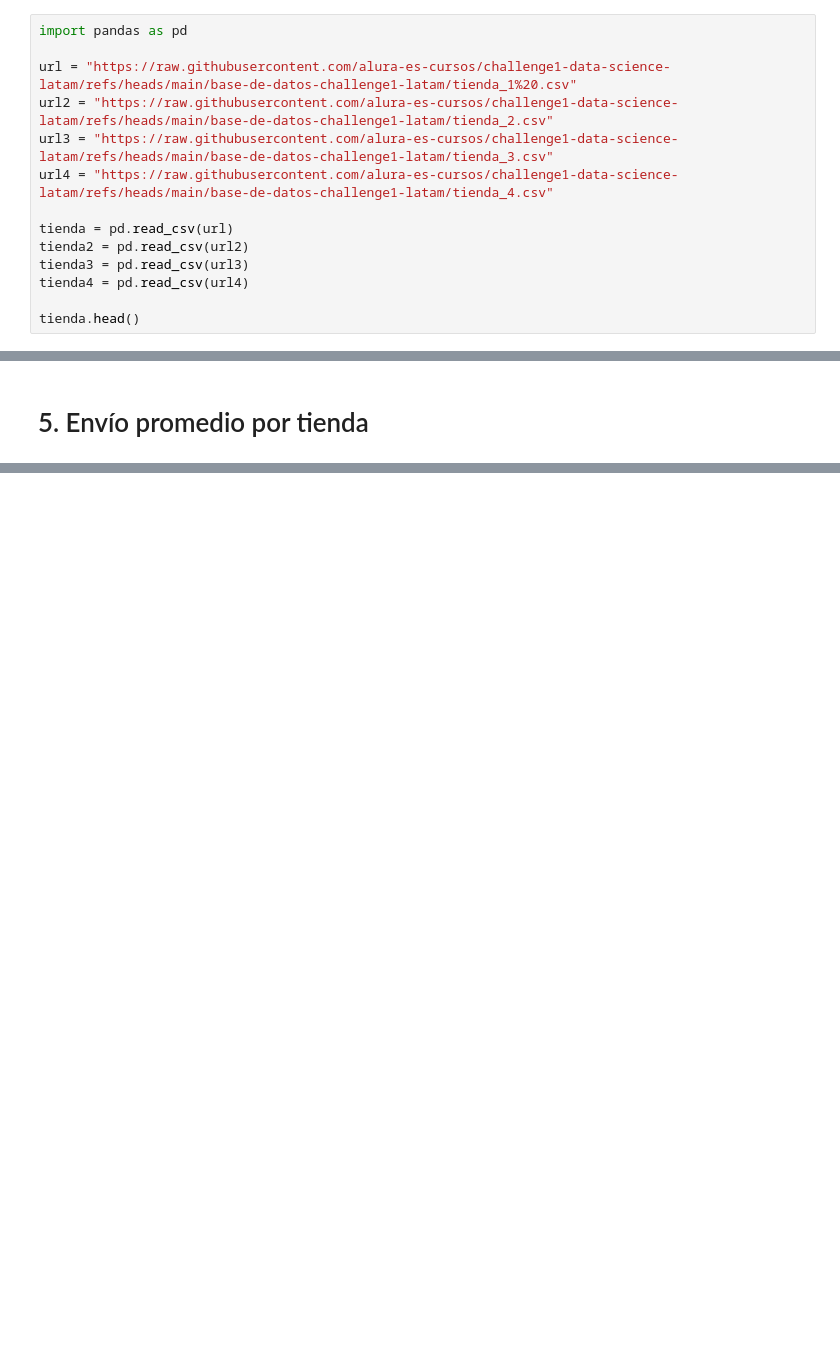
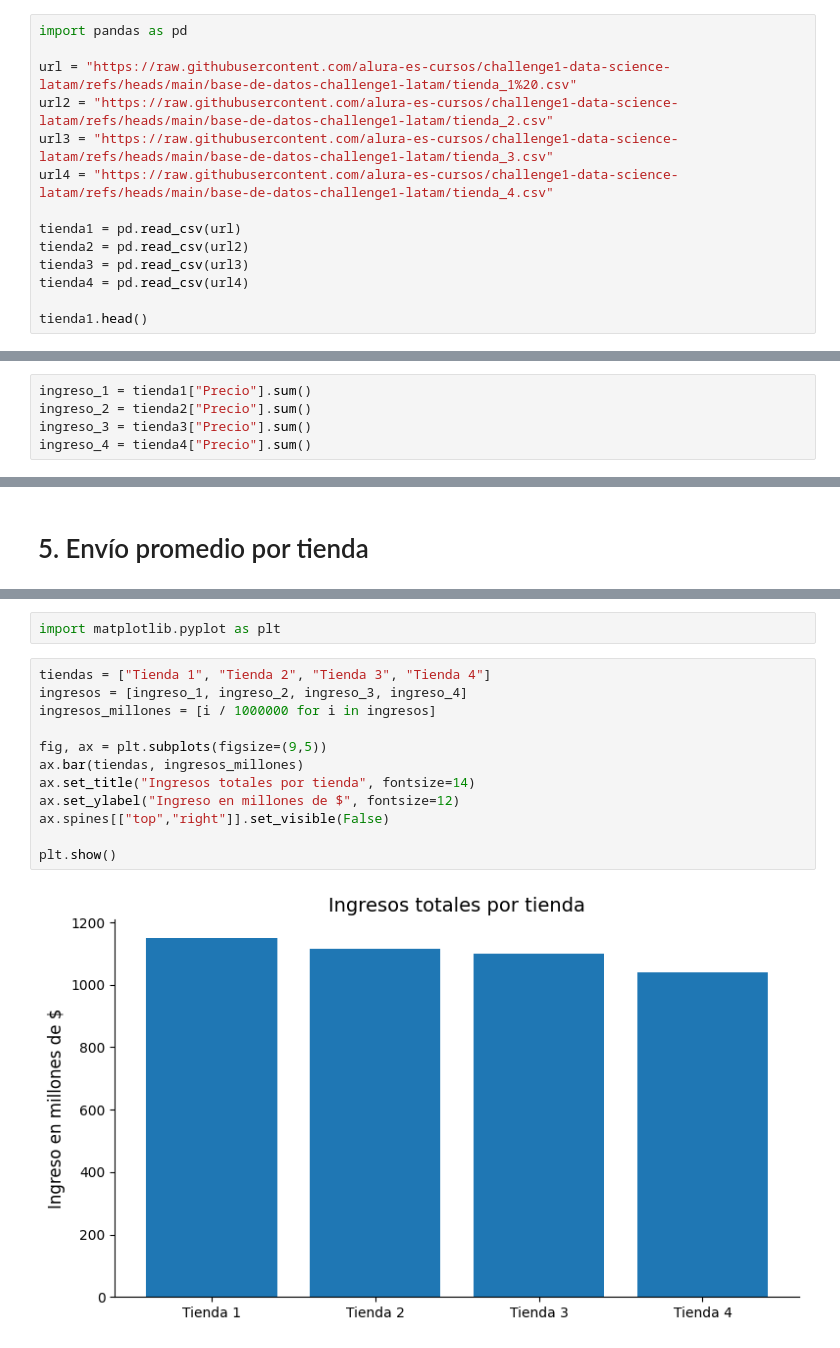
Before and after one commit to mauroamnirati/challenge-alura-store, a Jupyter notebook: challenge_alura_store.ipynb, the cells around one changed output, grey strips where cells are left out. Drawn from its saved outputs; the diff is of its cells as text; blank space fills up the shorter version.

```diff
--- a/challenge_alura_store.ipynb
+++ b/challenge_alura_store.ipynb
@@ -8,12 +10,12 @@ url2 = "https://raw.githubusercontent.com/alura-es-cursos/challenge1-data-scienc
 url3 = "https://raw.githubusercontent.com/alura-es-cursos/challenge1-data-science-latam/refs/heads/main/base-de-datos-challenge1-latam/tienda_3.csv"
 url4 = "https://raw.githubusercontent.com/alura-es-cursos/challenge1-data-science-latam/refs/heads/main/base-de-datos-challenge1-latam/tienda_4.csv"
 
-tienda = pd.read_csv(url)
+tienda1 = pd.read_csv(url)
 tienda2 = pd.read_csv(url2)
 tienda3 = pd.read_csv(url3)
 tienda4 = pd.read_csv(url4)
 
-tienda.head()
+tienda1.head()
 # %% [output]
 |  | Producto | Categoría del Producto | Precio | Costo de envío | Fecha de Compra | Vendedor | Lugar de Compra | ... |
 | 0 | Asistente virtual | Electrónicos | 164300.0 | 6900.0 | 16/01/2021 | Pedro Gomez | Bogotá | ... |
@@ -23,3 +25,8 @@ tienda.head()
 | 4 | Silla de oficina | Muebles | 335200.0 | 20200.0 | 07/11/2020 | Maria Alfonso | Medellín | ... |
 # %% [markdown]
 #1. Análisis de facturación
+# %%
+ingreso_1 = tienda1["Precio"].sum()
+ingreso_2 = tienda2["Precio"].sum()
+ingreso_3 = tienda3["Precio"].sum()
+ingreso_4 = tienda4["Precio"].sum()
@@ -33,0 +148,16 @@ tienda.head()
+# %%
+import matplotlib.pyplot as plt
+# %%
+tiendas = ["Tienda 1", "Tienda 2", "Tienda 3", "Tienda 4"]
+ingresos = [ingreso_1, ingreso_2, ingreso_3, ingreso_4]
+ingresos_millones = [i / 1000000 for i in ingresos]
+
+fig, ax = plt.subplots(figsize=(9,5))
+ax.bar(tiendas, ingresos_millones)
+ax.set_title("Ingresos totales por tienda", fontsize=14)
+ax.set_ylabel("Ingreso en millones de $", fontsize=12)
+ax.spines[["top","right"]].set_visible(False)
+
+plt.show()
+# %% [output]
+[figure, added]
```
Also changed, not shown: parts of 17 cells of this notebook.
